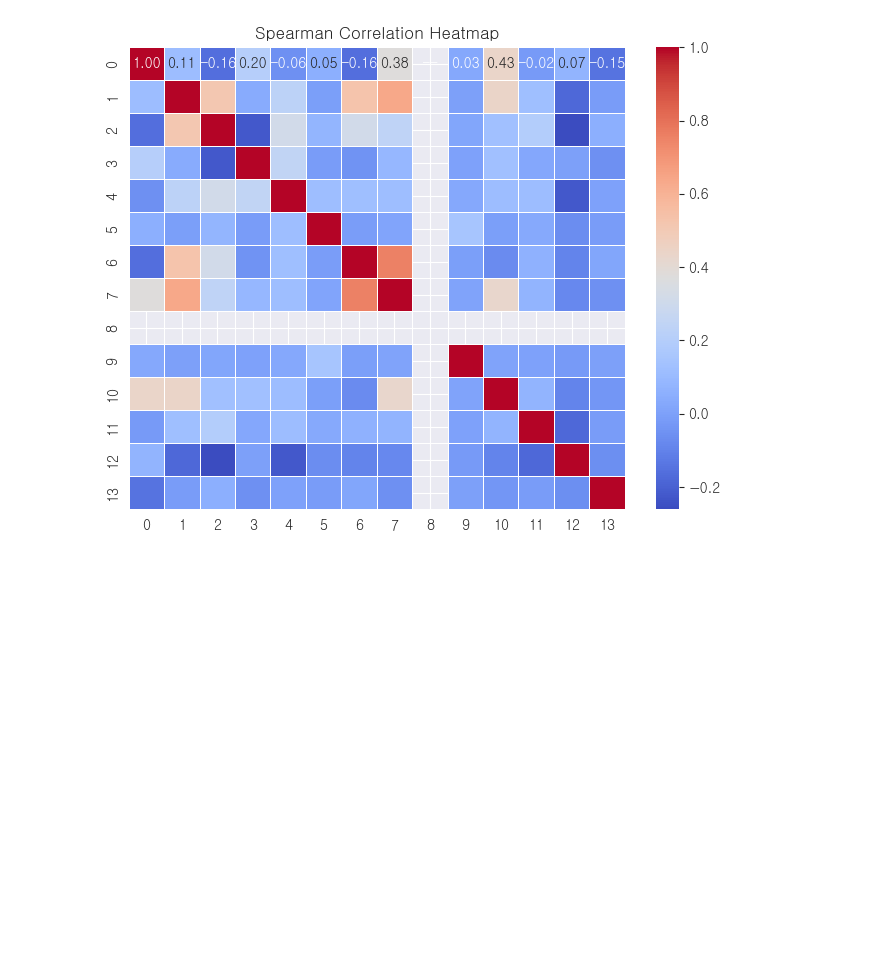
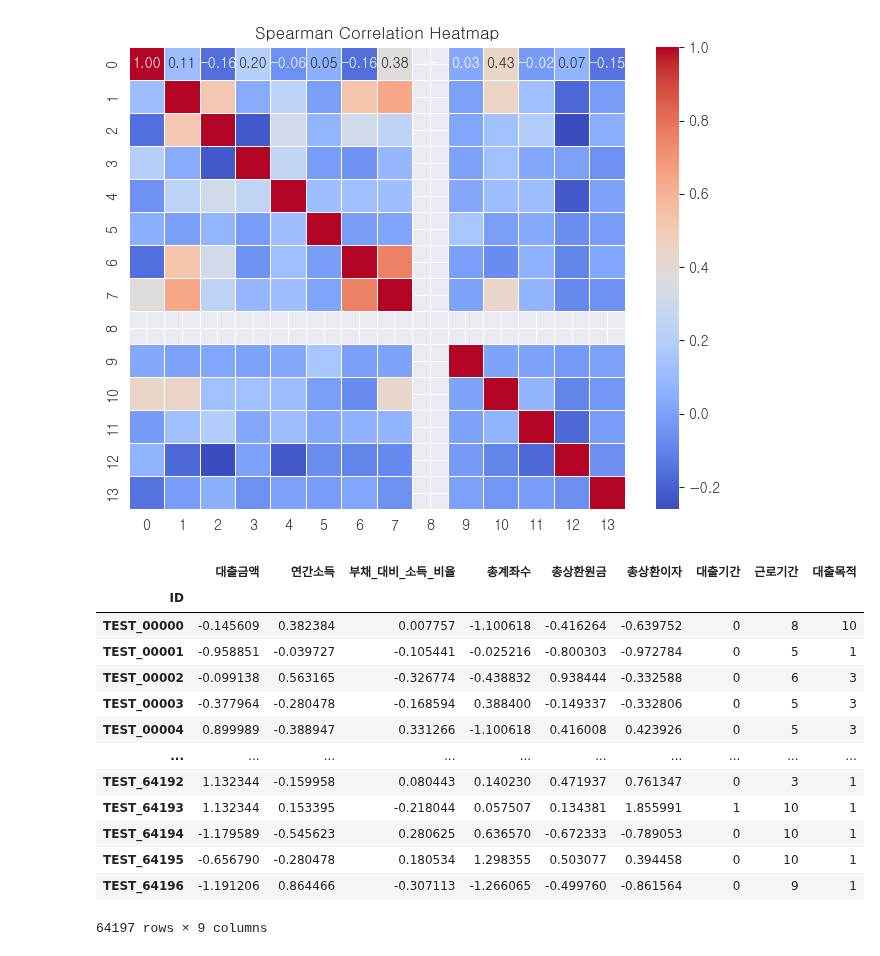
Before and after one commit to kimjuhwan1234/Customer_Loan_Rate_Classification, a Jupyter notebook: Codes/0_Preprocessing.ipynb, the cells around one changed output. Cells and saved outputs as stored; diff of their text form; code cells hidden in the pictures; blank space fills up the shorter version.

```diff
--- a/Codes/0_Preprocessing.ipynb
+++ b/Codes/0_Preprocessing.ipynb
@@ -315,6 +315,23 @@ Text(0.5, 1.0, 'Spearman Correlation Heatmap')
 # %%
 train.drop(columns=['최근_2년간_연체_횟수', '주택소유상태', '총연체금액', '연체계좌수'], inplace=True)
 test.drop(columns=['최근_2년간_연체_횟수', '주택소유상태', '총연체금액', '연체계좌수'], inplace=True)
+# %%
+test
+# %% [output]
+|  | 대출금액 | 연간소득 | 부채_대비_소득_비율 | 총계좌수 | 총상환원금 | 총상환이자 | 대출기간 | 근로기간 | 대출목적 |
+| ID |  |  |  |  |  |  |  |  |  |
+| TEST_00000 | -0.145609 | 0.382384 | 0.007757 | -1.100618 | -0.416264 | -0.639752 | 0 | 8 | 10 |
+| TEST_00001 | -0.958851 | -0.039727 | -0.105441 | -0.025216 | -0.800303 | -0.972784 | 0 | 5 | 1 |
+| TEST_00002 | -0.099138 | 0.563165 | -0.326774 | -0.438832 | 0.938444 | -0.332588 | 0 | 6 | 3 |
+| TEST_00003 | -0.377964 | -0.280478 | -0.168594 | 0.388400 | -0.149337 | -0.332806 | 0 | 5 | 3 |
+| TEST_00004 | 0.899989 | -0.388947 | 0.331266 | -1.100618 | 0.416008 | 0.423926 | 0 | 5 | 3 |
+| ... | ... | ... | ... | ... | ... | ... | ... | ... | ... |
+| TEST_64192 | 1.132344 | -0.159958 | 0.080443 | 0.140230 | 0.471937 | 0.761347 | 0 | 3 | 1 |
+| TEST_64193 | 1.132344 | 0.153395 | -0.218044 | 0.057507 | 0.134381 | 1.855991 | 1 | 10 | 1 |
+| TEST_64194 | -1.179589 | -0.545623 | 0.280625 | 0.636570 | -0.672333 | -0.789053 | 0 | 10 | 1 |
+| TEST_64195 | -0.656790 | -0.280478 | 0.180534 | 1.298355 | 0.503077 | 0.394458 | 0 | 10 | 1 |
+| TEST_64196 | -1.191206 | 0.864466 | -0.307113 | -1.266065 | -0.499760 | -0.861564 | 0 | 9 | 1 |
+64197 rows × 9 columns
 # %%
 train.to_csv('../Database/train_preprocessed.csv')
 test.to_csv('../Database/test_preprocessed.csv')
```
Also changed, not shown: parts of 2 cells of this notebook, 1 other file.
